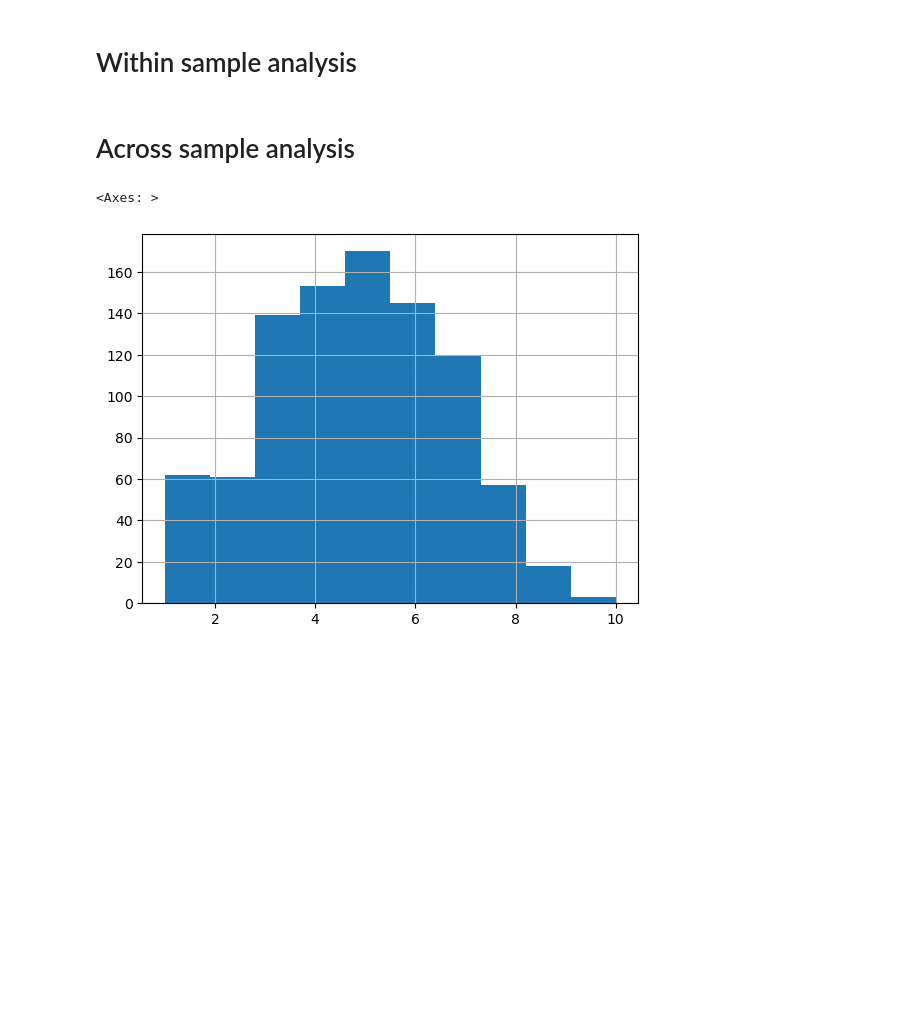
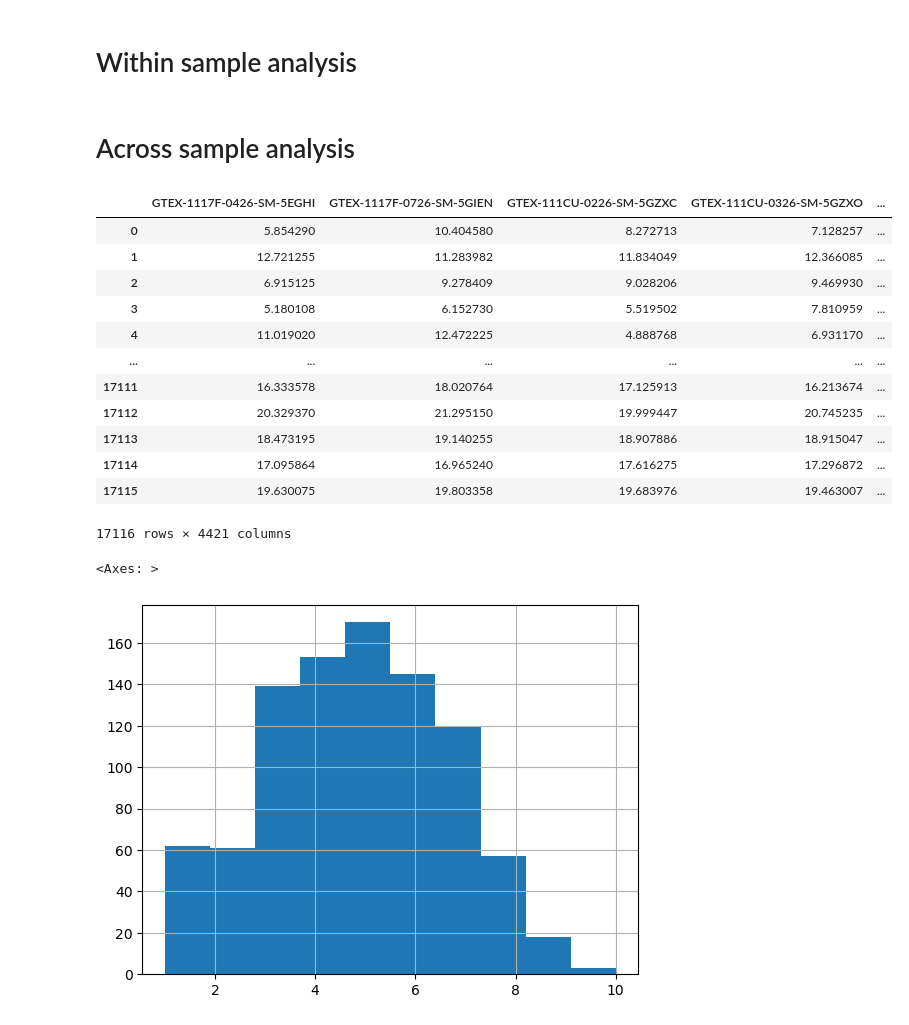
Before and after one commit to j-bac/GTEx_analysis, a Jupyter notebook: analyses/1_baseline_specificity.ipynb, the cells around one changed output. Saved outputs shown, nothing was run; the diff lists cells and outputs as text; code cells hidden in the pictures; blank space fills up the shorter version.

```diff
--- a/analyses/1_baseline_specificity.ipynb
+++ b/analyses/1_baseline_specificity.ipynb
@@ -55,6 +55,24 @@ progeny = dc.get_progeny(top=500)
 dc.run_gsva(mat=adata_tpm, net=progeny, use_raw=False)
 # %% [markdown]
 # Across sample analysis
+# %%
+df = pd.read_parquet("../results/rnaseq_sample_selected_tissues_qsmooth.parquet")
+# %%
+df
+# %% [output]
+|  | GTEX-1117F-0426-SM-5EGHI | GTEX-1117F-0726-SM-5GIEN | GTEX-111CU-0226-SM-5GZXC | GTEX-111CU-0326-SM-5GZXO | ... |
+| 0 | 5.854290 | 10.404580 | 8.272713 | 7.128257 | ... |
+| 1 | 12.721255 | 11.283982 | 11.834049 | 12.366085 | ... |
+| 2 | 6.915125 | 9.278409 | 9.028206 | 9.469930 | ... |
+| 3 | 5.180108 | 6.152730 | 5.519502 | 7.810959 | ... |
+| 4 | 11.019020 | 12.472225 | 4.888768 | 6.931170 | ... |
+| ... | ... | ... | ... | ... | ... |
+| 17111 | 16.333578 | 18.020764 | 17.125913 | 16.213674 | ... |
+| 17112 | 20.329370 | 21.295150 | 19.999447 | 20.745235 | ... |
+| 17113 | 18.473195 | 19.140255 | 18.907886 | 18.915047 | ... |
+| 17114 | 17.095864 | 16.965240 | 17.616275 | 17.296872 | ... |
+| 17115 | 19.630075 | 19.803358 | 19.683976 | 19.463007 | ... |
+17116 rows × 4421 columns
 # %%
 adata = preprocessing.load_rnaseq_sample_selected_tissues_anndata(
     X_path="../results/rnaseq_sample_selected_tissues_yarn_normalized.mm",
```
Also changed, not shown: parts of 6 cells of this notebook, 7 other files.
